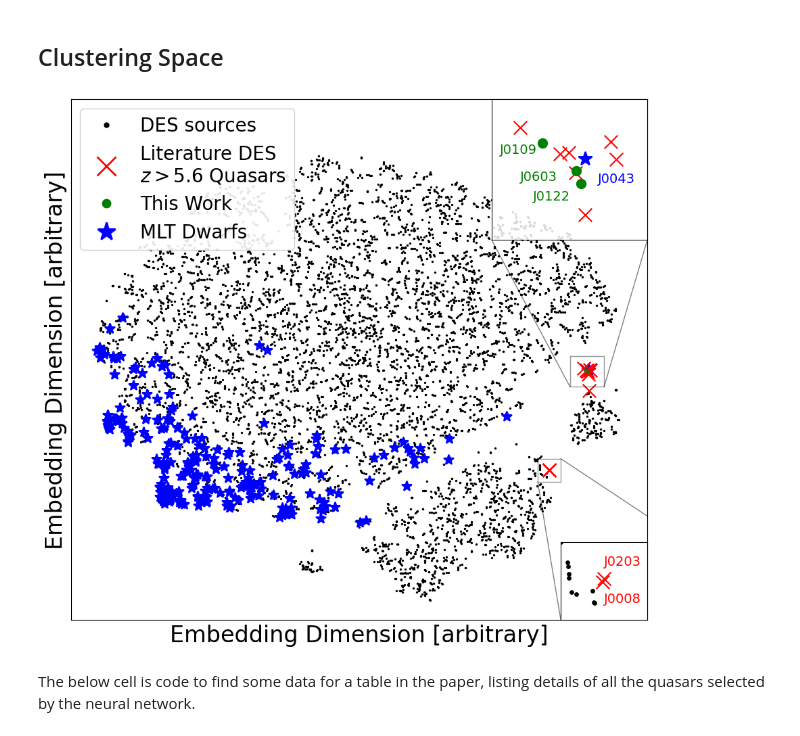
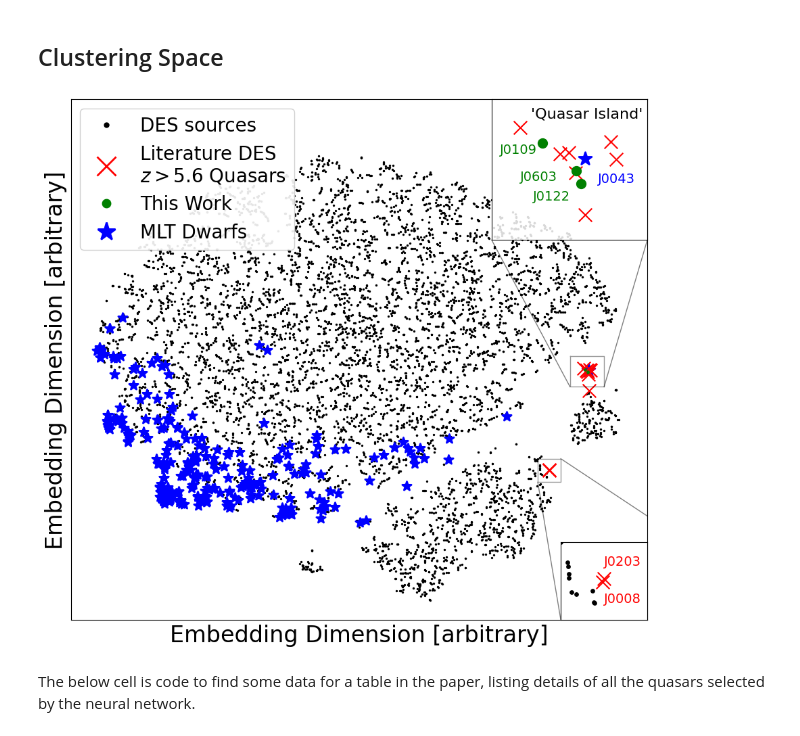
Before and after one commit to xbyrne/glq_mpia, a Jupyter notebook: _figures_for_paper.ipynb, the cells around one changed output. Cells and saved outputs as stored; diff of their text form; code cells hidden in the pictures.

Commit message:
Labelling quasar island

```diff
--- a/_figures_for_paper.ipynb
+++ b/_figures_for_paper.ipynb
@@ -228,6 +228,7 @@ insax.annotate('J0043',(79.8,-4.8), color='b', fontsize=14)
 insax.set_xlim(x0, x1)
 insax.set_ylim(y0, y1)
 insax.patch.set_alpha(0.85)
+insax.set_title("'Quasar Island' ", y=.83, fontsize=16, loc='right')
 
 # Insax 2
 (x0,x1,y0,y1)=(62,70,-47,-38)
@@ -248,34 +249,34 @@ insax2.set_xlim(x0, x1)
 insax2.set_ylim(y0, y1)
 insax2.patch.set_alpha(0.85)
 
 # ax.annotate('J0422',(63, -17), color='r', fontsize=14)
 
 ax.set_xlabel('Embedding Dimension [arbitrary]')
 ax.set_ylabel('Embedding Dimension [arbitrary]')
 
 # Legend
 custom_lines = [
     lines.Line2D([0],[0], marker='o', ms=4, color='k',lw=0,mew=2),
     lines.Line2D([0],[0], marker='x', ms=20, color='r',lw=0,mew=2),
     lines.Line2D([0],[0], marker='o', ms=8, color='g',lw=0,mew=2),
     lines.Line2D([0],[0], marker='*', ms=20, color='b',lw=0,mew=2),
 ]
 ax.legend(
     custom_lines,
     [
     'DES sources',
     r"""Literature DES
 $z>5.6$ Quasars""",
     'This Work',
     'MLT Dwarfs',
     ],
     loc='upper left',
     framealpha=.9
 )
 
 fg.savefig('./paper/figs/latent_space.pdf', bbox_inches='tight')
 # %% [output]
-[figure, old version]
+[figure, new version]
 # %%
 # eg_cois = [1358001747, 894712355, 1452522417, 1248581703, 904105229, 1097290985]
 eg_cois = [1564896813, 1618843987, 926139996, 1143606242]
```
Also changed, not shown: 1 other file.
